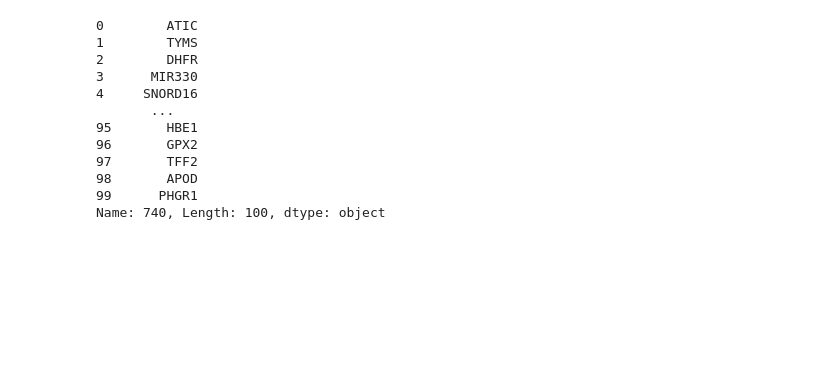
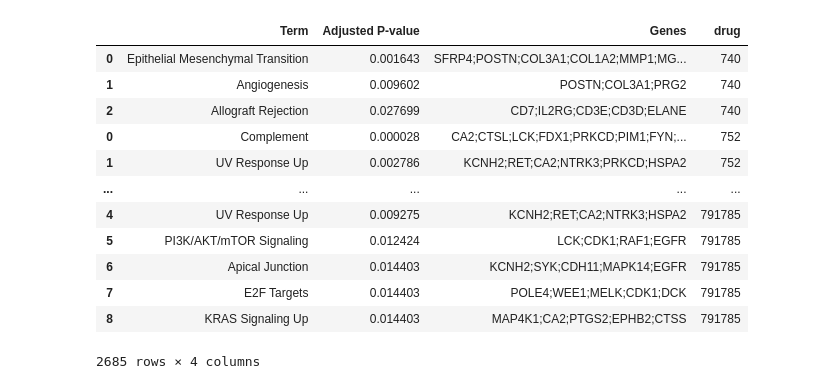
Before and after one commit to cannin/drGAT, a Jupyter notebook: Figs/Fig5.ipynb, the cells around one changed output. Drawn from its saved outputs; the diff is of its cells as text; code cells hidden in the pictures; blank space fills up the shorter version.

```diff
--- a/Figs/Fig5.ipynb
+++ b/Figs/Fig5.ipynb
@@ -80,16 +41 @@ res = pd.DataFrame(padded_dict).T
-# %%
-res.loc[740].dropna()[:100]
-# %% [output]
-0        ATIC
-1        TYMS
-2        DHFR
-3      MIR330
-4     SNORD16
-       ...
-95       HBE1
-96       GPX2
-97       TFF2
-98       APOD
-99      PHGR1
-Name: 740, Length: 100, dtype: object
 # %%
@@ -116,3 +65,20 @@ name = dict(pd.read_csv(
+# %%
+results = pd.read_csv('gsea_results.csv', index_col=0)
+results
+# %% [output]
+|  | Term | Adjusted P-value | Genes | drug |
+| 0 | Epithelial Mesenchymal Transition | 0.001643 | SFRP4;POSTN;COL3A1;COL1A2;MMP1;MG... | 740 |
+| 1 | Angiogenesis | 0.009602 | POSTN;COL3A1;PRG2 | 740 |
+| 2 | Allograft Rejection | 0.027699 | CD7;IL2RG;CD3E;CD3D;ELANE | 740 |
+| 0 | Complement | 0.000028 | CA2;CTSL;LCK;FDX1;PRKCD;PIM1;FYN;... | 752 |
+| 1 | UV Response Up | 0.002786 | KCNH2;RET;CA2;NTRK3;PRKCD;HSPA2 | 752 |
+| ... | ... | ... | ... | ... |
+| 4 | UV Response Up | 0.009275 | KCNH2;RET;CA2;NTRK3;HSPA2 | 791785 |
+| 5 | PI3K/AKT/mTOR Signaling | 0.012424 | LCK;CDK1;RAF1;EGFR | 791785 |
+| 6 | Apical Junction | 0.014403 | KCNH2;SYK;CDH11;MAPK14;EGFR | 791785 |
+| 7 | E2F Targets | 0.014403 | POLE4;WEE1;MELK;CDK1;DCK | 791785 |
+| 8 | KRAS Signaling Up | 0.014403 | MAP4K1;CA2;PTGS2;EPHB2;CTSS | 791785 |
+2685 rows × 4 columns
 # %%
 results['drug'] = [name[int(i)] for i in results['drug']]
 results
```
Also changed, not shown: parts of 14 cells of this notebook, 7 other files.
